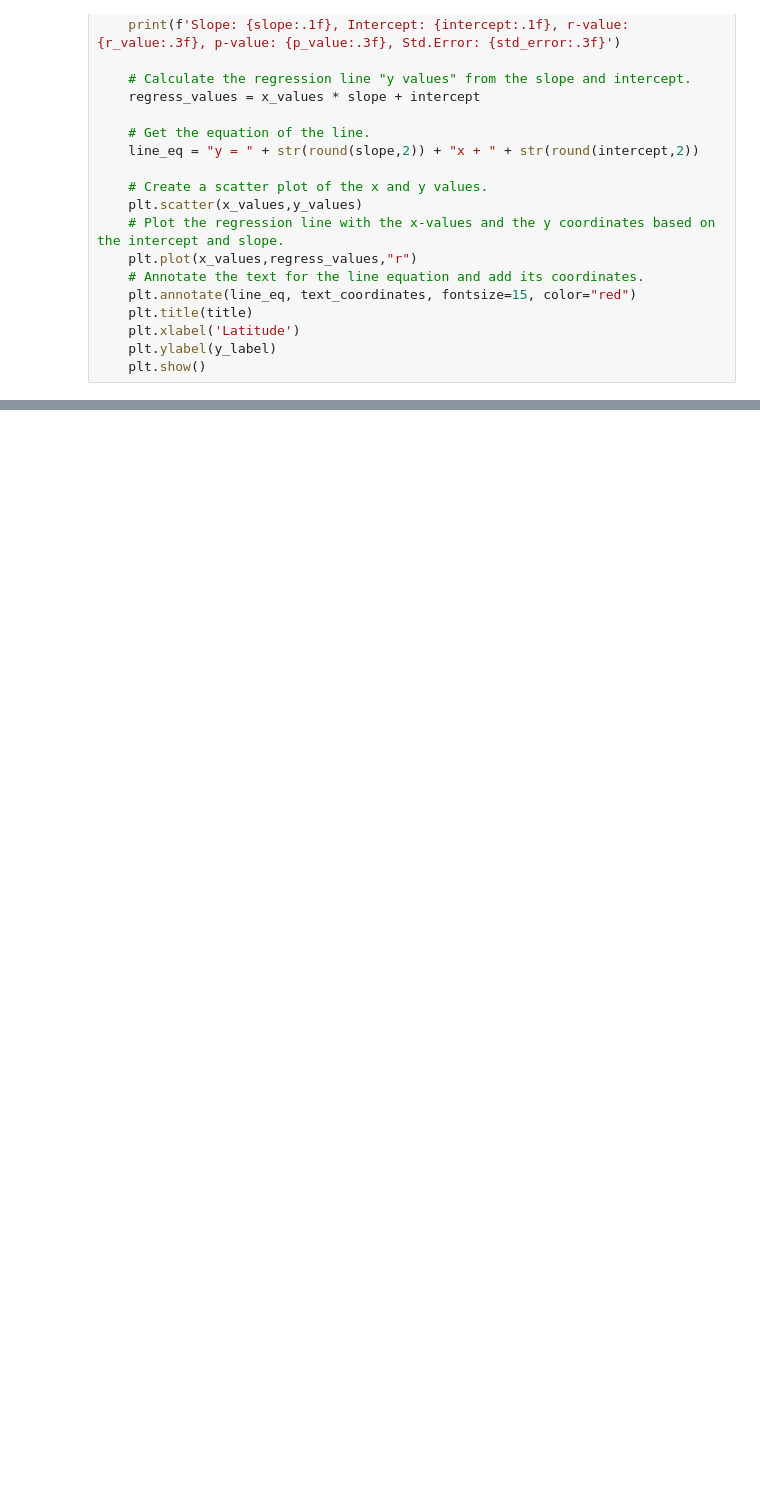
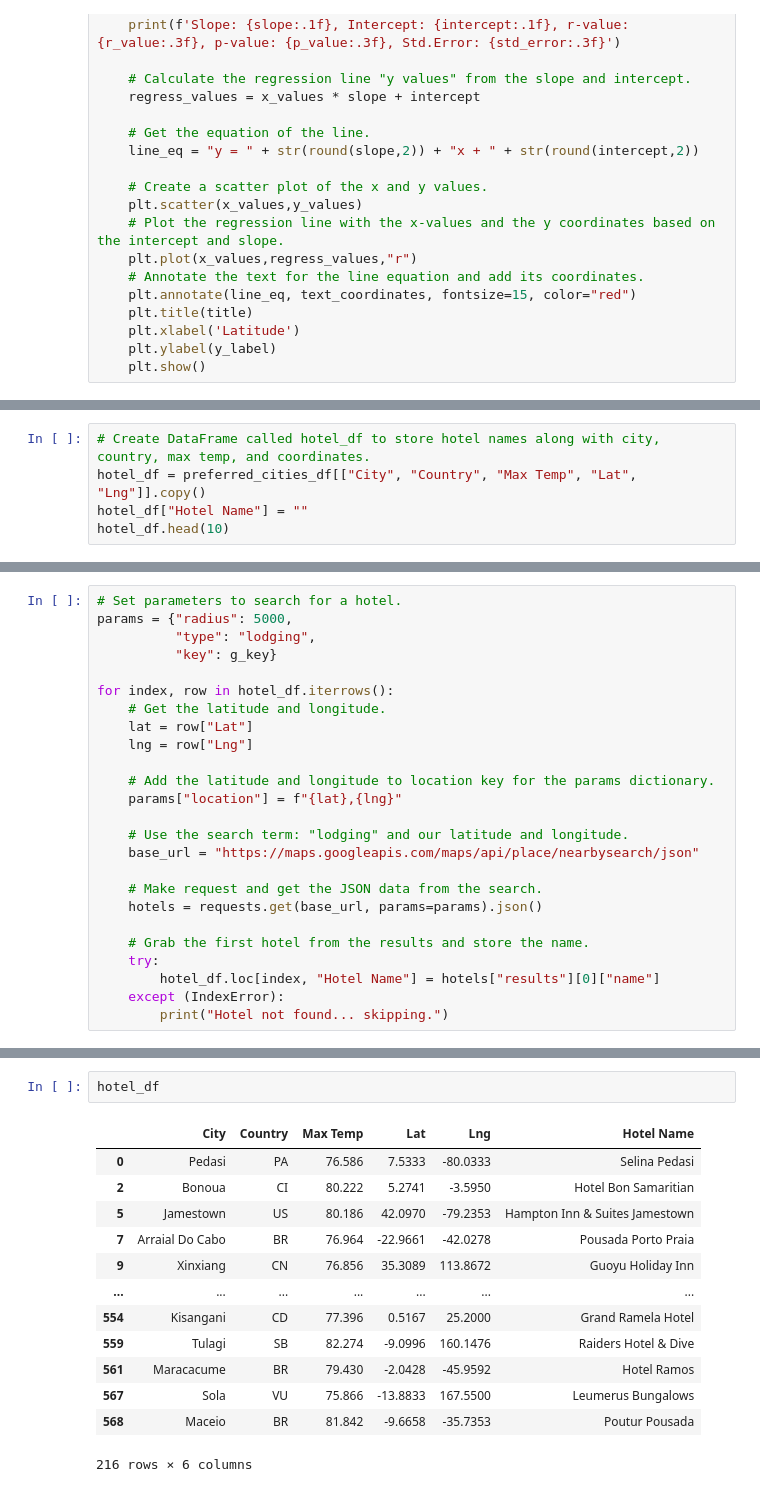
Before and after one commit to aseo67/World_Weather_Analysis, a Jupyter notebook: WeatherPy.ipynb, the cells around one changed output, grey strips where cells are left out. Cells and saved outputs as stored; diff of their text form; blank space fills up the shorter version.

```diff
--- a/WeatherPy.ipynb
+++ b/WeatherPy.ipynb
@@ -432,0 +593,5 @@ Slope: -0.0, Intercept: 3.6, r-value: -0.026, p-value: 0.728, Std.Error: 0.012
+# %%
+# Create DataFrame called hotel_df to store hotel names along with city, country, max temp, and coordinates.
+hotel_df = preferred_cities_df[["City", "Country", "Max Temp", "Lat", "Lng"]].copy()
+hotel_df["Hotel Name"] = ""
+hotel_df.head(10)
@@ -432,0 +610,25 @@ Slope: -0.0, Intercept: 3.6, r-value: -0.026, p-value: 0.728, Std.Error: 0.012
+# %%
+# Set parameters to search for a hotel.
+params = {"radius": 5000,
+          "type": "lodging",
+          "key": g_key}
+
+for index, row in hotel_df.iterrows():
+    # Get the latitude and longitude.
+    lat = row["Lat"]
+    lng = row["Lng"]
+
+    # Add the latitude and longitude to location key for the params dictionary.
+    params["location"] = f"{lat},{lng}"
+
+    # Use the search term: "lodging" and our latitude and longitude.
+    base_url = "https://maps.googleapis.com/maps/api/place/nearbysearch/json"
+
+    # Make request and get the JSON data from the search.
+    hotels = requests.get(base_url, params=params).json()
+
+    # Grab the first hotel from the results and store the name.
+    try:
+        hotel_df.loc[index, "Hotel Name"] = hotels["results"][0]["name"]
+    except (IndexError):
+        print("Hotel not found... skipping.")
@@ -432,0 +647,16 @@ Slope: -0.0, Intercept: 3.6, r-value: -0.026, p-value: 0.728, Std.Error: 0.012
+# %%
+hotel_df
+# %% [output]
+|  | City | Country | Max Temp | Lat | Lng | Hotel Name |
+| 0 | Pedasi | PA | 76.586 | 7.5333 | -80.0333 | Selina Pedasi |
+| 2 | Bonoua | CI | 80.222 | 5.2741 | -3.5950 | Hotel Bon Samaritian |
+| 5 | Jamestown | US | 80.186 | 42.0970 | -79.2353 | Hampton Inn & Suites Jamestown |
+| 7 | Arraial Do Cabo | BR | 76.964 | -22.9661 | -42.0278 | Pousada Porto Praia |
+| 9 | Xinxiang | CN | 76.856 | 35.3089 | 113.8672 | Guoyu Holiday Inn |
+| ... | ... | ... | ... | ... | ... | ... |
+| 554 | Kisangani | CD | 77.396 | 0.5167 | 25.2000 | Grand Ramela Hotel |
+| 559 | Tulagi | SB | 82.274 | -9.0996 | 160.1476 | Raiders Hotel & Dive |
+| 561 | Maracacume | BR | 79.430 | -2.0428 | -45.9592 | Hotel Ramos |
+| 567 | Sola | VU | 75.866 | -13.8833 | 167.5500 | Leumerus Bungalows |
+| 568 | Maceio | BR | 81.842 | -9.6658 | -35.7353 | Poutur Pousada |
+216 rows × 6 columns
```
Also changed, not shown: parts of 70 cells of this notebook, 7 other files.
